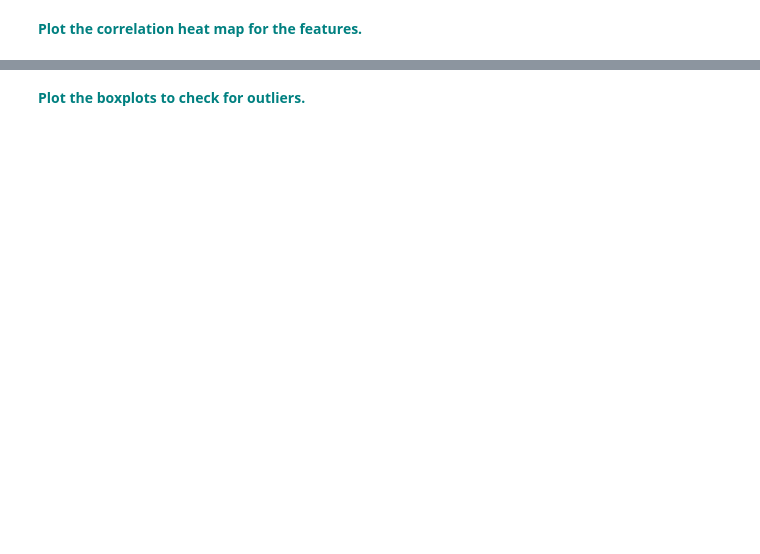
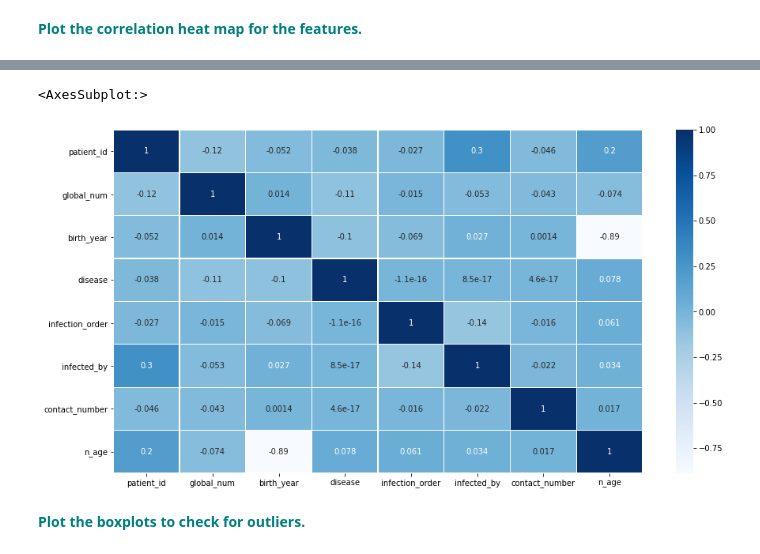
Before and after one commit to cogentdom/Random_Forest, a Jupyter notebook: RandomForest_casestudy_covid19.ipynb, the cells around one changed output, grey strips where cells are left out. Cells and saved outputs as stored; diff of their text form; code cells hidden in the pictures; blank space fills up the shorter version.

```diff
--- a/RandomForest_casestudy_covid19.ipynb
+++ b/RandomForest_casestudy_covid19.ipynb
@@ -76,2 +103,5 @@ df.state.value_counts()
 # %% [markdown]
  **<font color='teal'> Create a new column named 'n_age' which is the calculated age based on the birth year column.</font>**
+# %%
+df['n_age'] = 2020 - df['birth_year']
+df.head()
@@ -84,8 +161,19 @@ df.info()
 # %% [markdown]
  **<font color='teal'> Fill the 'disease' missing values with 0 and remap the True values to 1.</font>**
+# %%
+df['disease'].fillna(0, inplace=True)
+df['disease'].replace(True, 1, inplace=True)
 # %% [markdown]
  **<font color='teal'> Fill null values in the following columns with their mean: 'global_number','birth_year','infection_order','infected_by'and 'contact_number'</font>**
+# %%
+cols = ['global_num', 'birth_year', 'infection_order', 'infected_by', 'contact_number']
+
+for col in cols:
+    df[col].fillna(df[col].mean(), inplace=True)
 # %% [markdown]
  **<font color='teal'> Fill the rest of the missing values with any method.</font>**
+# %%
+df.fillna(method='ffill', inplace=True)
+df.fillna(method='bfill', inplace=True)
 # %% [markdown]
  **<font color='teal'> Check for any remaining null values.</font>**
@@ -127,2 +309,8 @@ vn
+# %%
+plt.figure(figsize=(15,8))
+sns.heatmap(df.corr(), cmap="Blues", linewidth=0.3, annot=True)
+# %% [output]
+<AxesSubplot:>
+[figure, added]
 # %% [markdown]
 **<font color='teal'> Plot the boxplots to check for outliers. </font>**
```
Also changed, not shown: parts of 22 cells of this notebook, 3 other files.
